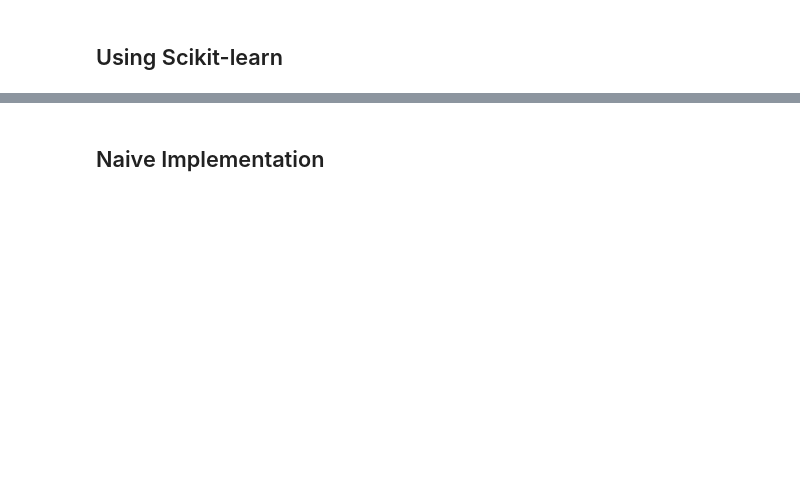
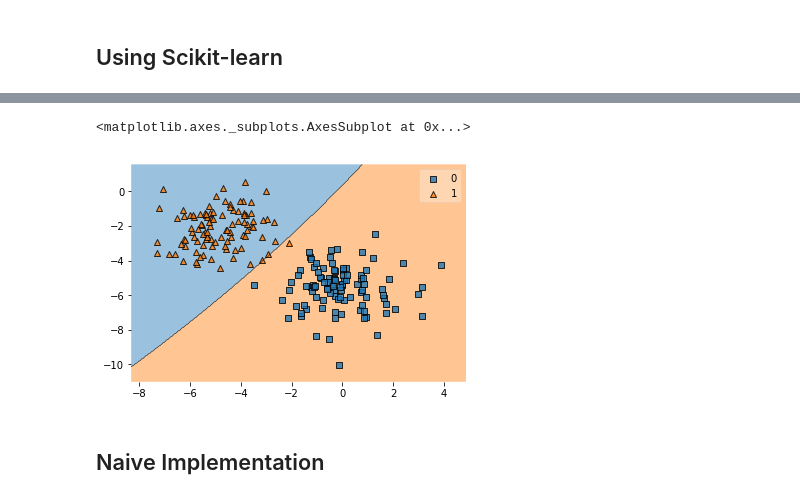
Before and after one commit to marcofavorito/ml-from-scratch, a Jupyter notebook: notebooks/gaussian-mixture-models.ipynb, the cells around one changed output, grey strips where cells are left out. Drawn from its saved outputs; the diff is of its cells as text; code cells hidden in the pictures; blank space fills up the shorter version.

```diff
--- a/notebooks/gaussian-mixture-models.ipynb
+++ b/notebooks/gaussian-mixture-models.ipynb
@@ -45,3 +59,8 @@ plt.show()
+# %%
+plot_decision_regions(X_train, y_train, clf=clf)
+# %% [output]
+<matplotlib.axes._subplots.AxesSubplot at 0x...>
+[figure, added]
 # %% [markdown]
 ## Naive Implementation
 # %%
```
Also changed, not shown: parts of 5 cells of this notebook.
